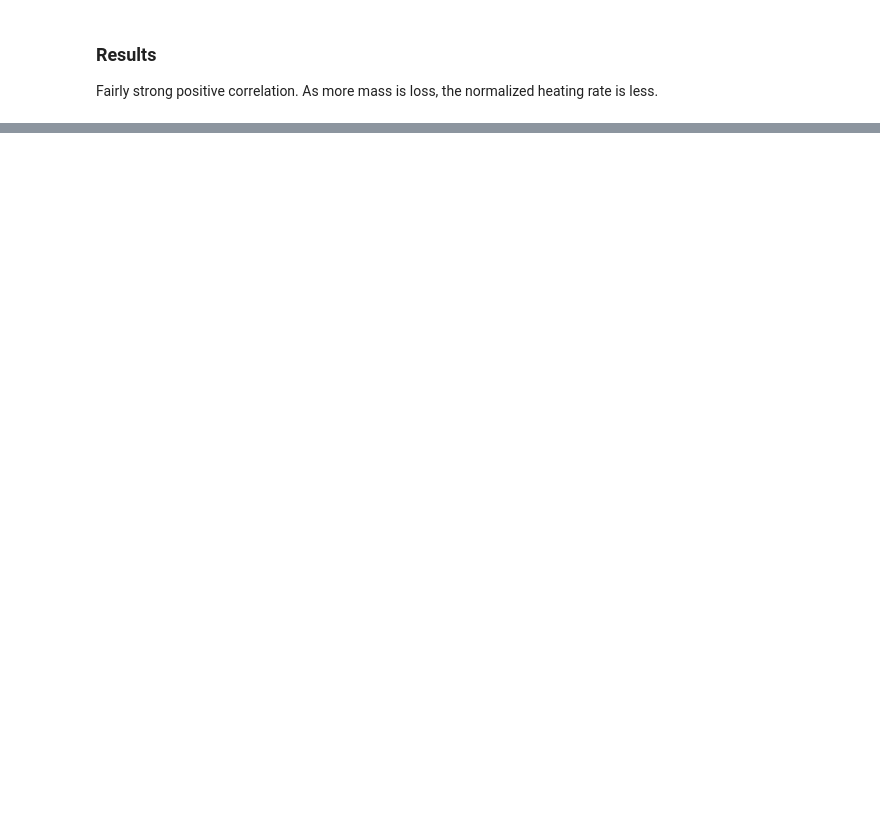
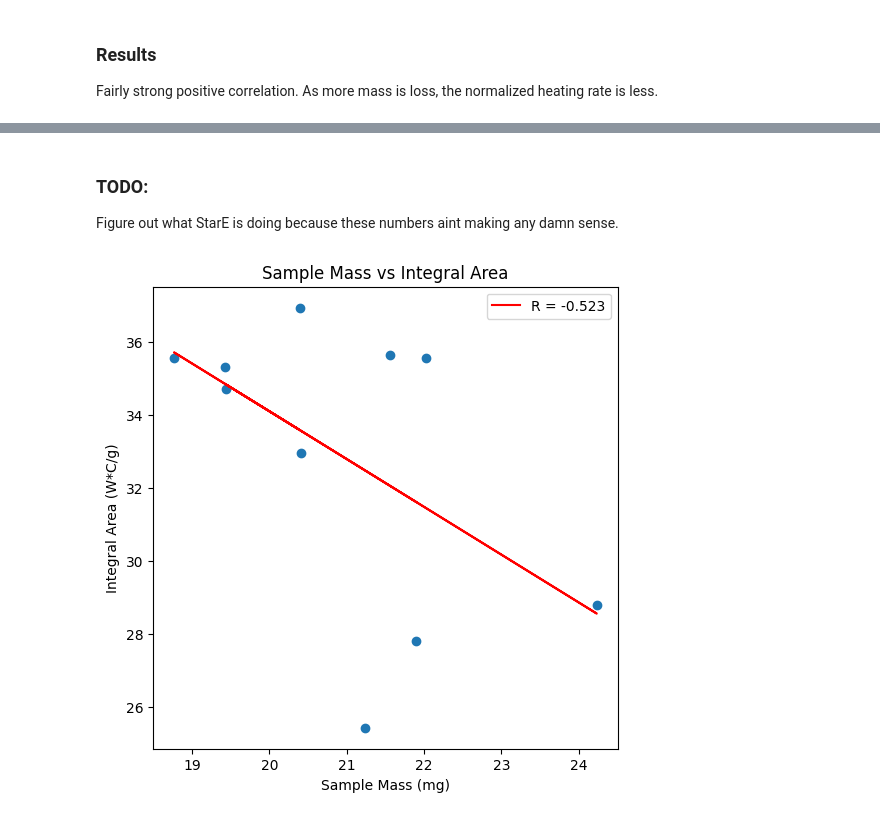
Before and after one commit to colinjennings/Thermoset-DSC-SOP, a Jupyter notebook: consistency_experiments/plot_dsc_curves.ipynb, the cells around one changed output, grey strips where cells are left out. Saved outputs shown, nothing was run; the diff lists cells and outputs as text; code cells hidden in the pictures; blank space fills up the shorter version.

```diff
--- a/consistency_experiments/plot_dsc_curves.ipynb
+++ b/consistency_experiments/plot_dsc_curves.ipynb
@@ -245,0 +295,64 @@ print(integral)
+# %% [markdown]
+### TODO:
+
+Figure out what StarE is doing because these numbers aint making any damn sense.
+# %%
+
+
+def dsc_integrate(df, baseline_T1, baseline_T2, cutoff_T1, cutoff_T2):
+    """ Integrates HF/g above a baseline with respect to reference temperature.
+    Accepts temperature endpoints for the baseline and temperature cutoffs for the integral.
+
+    Args:
+        df (Pandas.DataFrame): The dataframe containing columns 'Tr', 'HF/g'
+        baseline_T1 (int): start temp of baseline
+        baseline_T2 (int): end temp of baseline
+        cutoff_T1 (int): start temp of integral cutoff
+        cutoff_T2 (int): end temp of integral cutoff
+    """
+
+    x1 = baseline_T1
+    x2 = baseline_T2
+
+    # get the y points of the baseline
+    y1 = df.loc[df['Tr'] == x1].iloc[0]['HF/g']
+    y2 = df.loc[df['Tr'] == x2].iloc[0]['HF/g']
+
+    # space out points over the baseline
+    x_values = np.linspace(x1, x2, 100)
+
+    # get the equation of the baseline
+    m = (y2 - y1) / (x2 - x1)
+    b = y1 - m * x1
+
+    # get the range we want to integrate over
+    range_df = df[(df['Tr'] >= cutoff_T1) & (df['Tr'] <= cutoff_T2)]
+
+    # get points of the baseline (y = mx + b)
+    baseline = m * range_df['Tr'] + b
+
+    # integrate, subtracting the baseline
+    integral = trapezoid((range_df['HF/g'] - baseline), range_df['Tr'])
+
+    return integral
+
+#
+integral_list = [dsc_integrate(df,100,220,165,220) for df in df_list]
+mass_list = [df['Weight'].iloc[0] for df in df_list]
+
+plt.figure(figsize=(6,6))
+
+plt.title("Sample Mass vs Integral Area")
+plt.xlabel('Sample Mass (mg)')
+plt.ylabel('Integral Area (W*C/g)')
+
+
+plot_best_fit(mass_list, integral_list)
+
+
+plt.scatter(mass_list, integral_list)
+
+plt.legend()
+plt.show()
+# %% [output]
+[figure, added]
```
Also changed, not shown: parts of 12 cells of this notebook.
